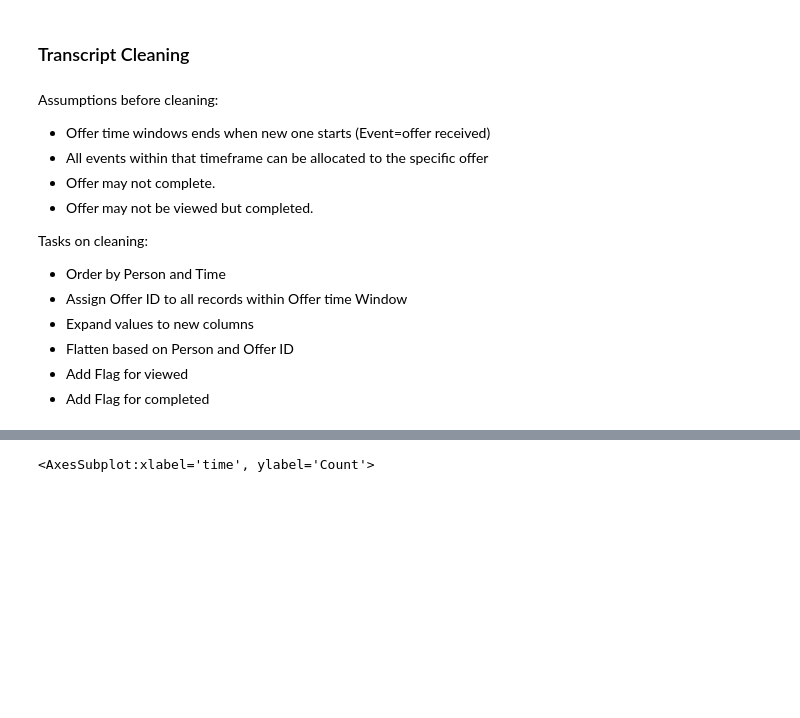
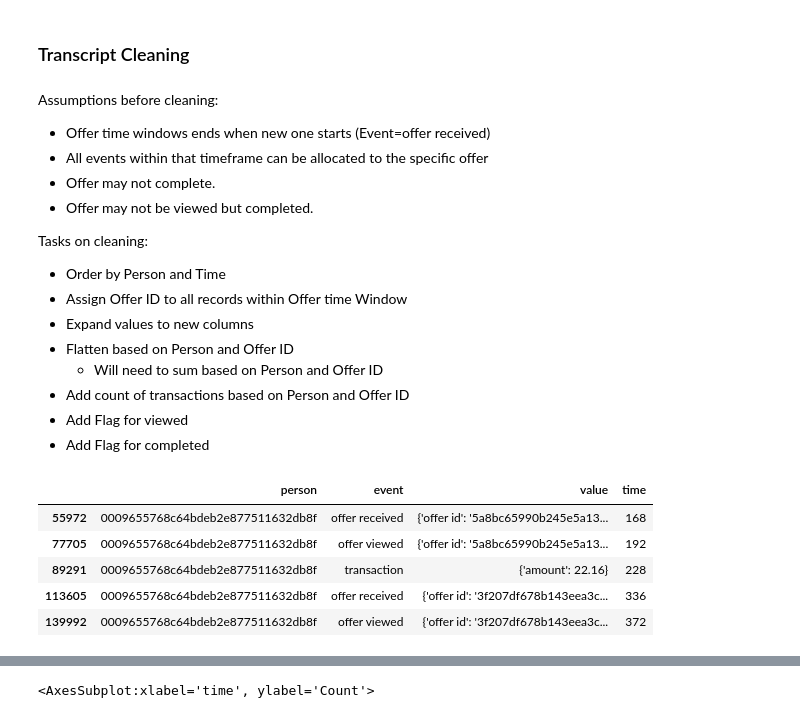
Before and after one commit to bignollo/UdacityNanoDegreeCapstone, a Jupyter notebook: Starbucks_Capstone_notebook.ipynb, the cells around one changed output, grey strips where cells are left out. Cells and saved outputs as stored; diff of their text form; code cells hidden in the pictures; blank space fills up the shorter version.

```diff
--- a/Starbucks_Capstone_notebook.ipynb
+++ b/Starbucks_Capstone_notebook.ipynb
@@ -334,5 +334,7 @@ Tasks on cleaning:
 * Assign Offer ID to all records within Offer time Window
 * Expand values to new columns
 * Flatten based on Person and Offer ID
+    - Will need to sum based on Person and Offer ID
+* Add count of transactions based on Person and Offer ID
 * Add Flag for viewed
 * Add Flag for completed
@@ -338,0 +343,9 @@ Tasks on cleaning:
+# %%
+transcript_ordered.head()
+# %% [output]
+|  | person | event | value | time |
+| 55972 | 0009655768c64bdeb2e877511632db8f | offer received | {'offer id': '5a8bc65990b245e5a13... | 168 |
+| 77705 | 0009655768c64bdeb2e877511632db8f | offer viewed | {'offer id': '5a8bc65990b245e5a13... | 192 |
+| 89291 | 0009655768c64bdeb2e877511632db8f | transaction | {'amount': 22.16} | 228 |
+| 113605 | 0009655768c64bdeb2e877511632db8f | offer received | {'offer id': '3f207df678b143eea3c... | 336 |
+| 139992 | 0009655768c64bdeb2e877511632db8f | offer viewed | {'offer id': '3f207df678b143eea3c... | 372 |
```
Also changed, not shown: parts of 13 cells of this notebook.
